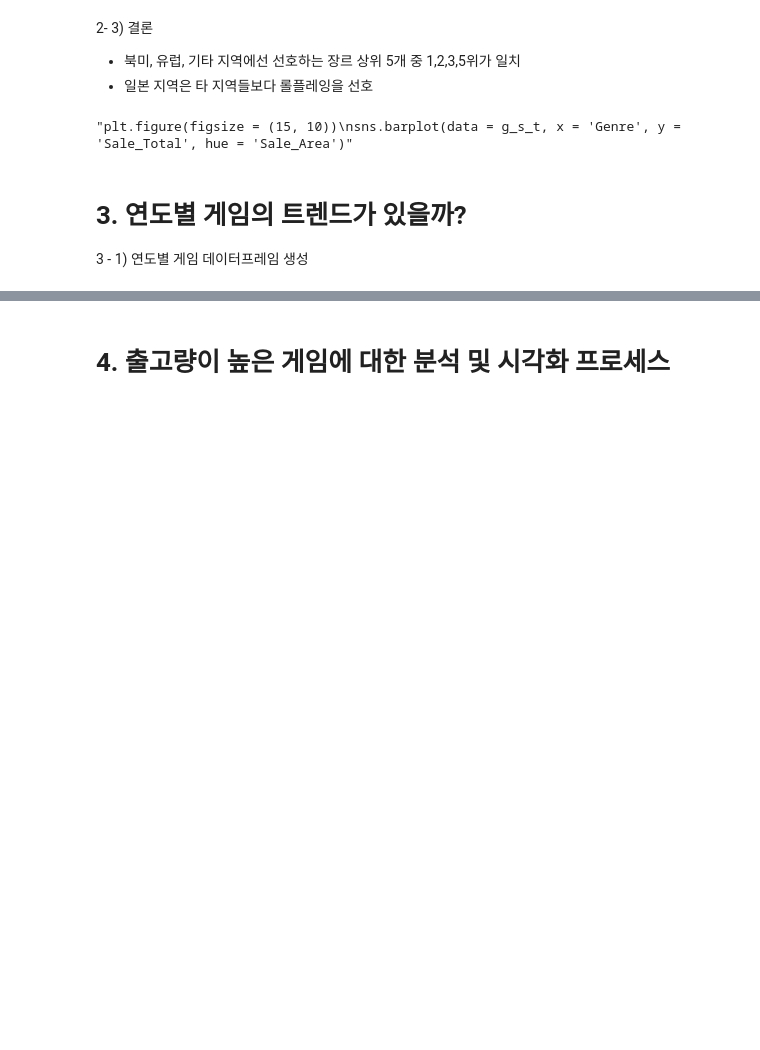
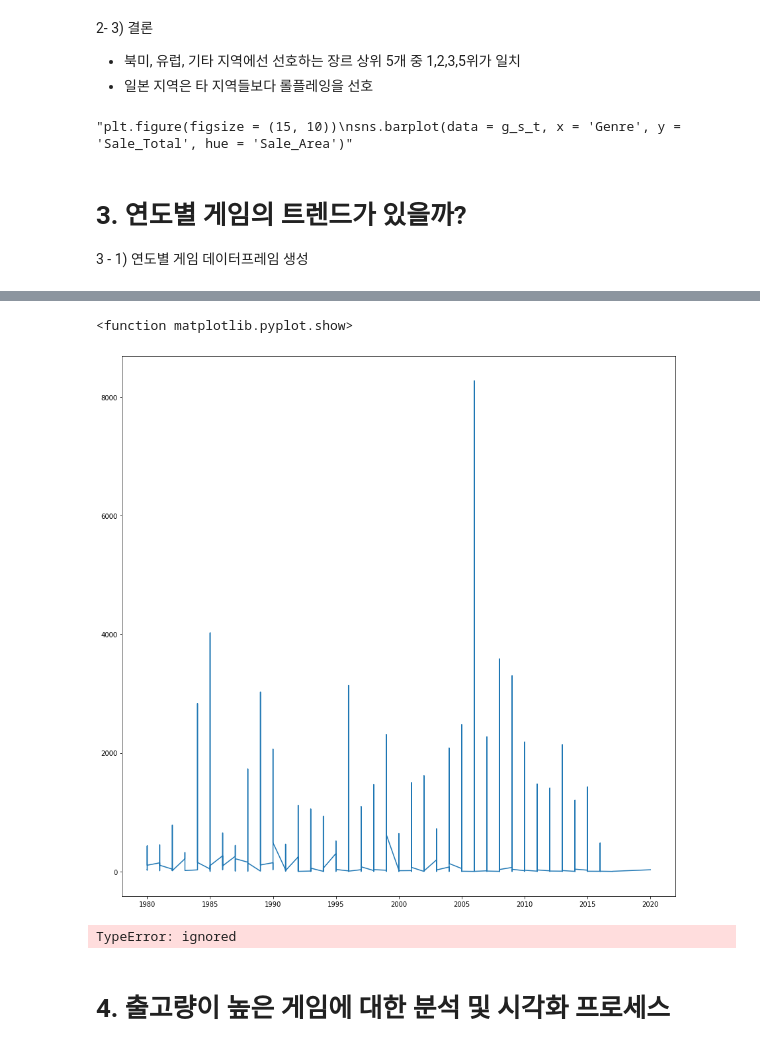
Before and after one commit to wisesprout/video-game-sales-analysis, a Jupyter notebook: Project1.ipynb, the cells around one changed output, grey strips where cells are left out. Drawn from its saved outputs; the diff is of its cells as text; code cells hidden in the pictures; blank space fills up the shorter version.

```diff
--- a/Project1.ipynb
+++ b/Project1.ipynb
@@ -235,0 +288,16 @@ y_g.head()
+# %%
+# 시각화
+fig = plt.figure(figsize = (15,15))  # 배경
+fig.set_facecolor('white')
+
+plt.plot(df3.index, df3.Sales_Sum)
+plt.show
+# %% [output]
+<function matplotlib.pyplot.show>
+[figure, added]
+# %%
+y_g['Sales_Sum'] = y_g['NA_Sales'] + y_g['EU_Sales'] + y_g['JP_Sales'] + y_g['Other_Sales']
+#y_g.drop(y_g[['NA_Sales','EU_Sales','JP_Sales','Other_Sales']], axis = 1, inplace = True)
+y_g.head(6)
+# %% [output]
+TypeError: ignored
```
Also changed, not shown: parts of 5 cells of this notebook.
